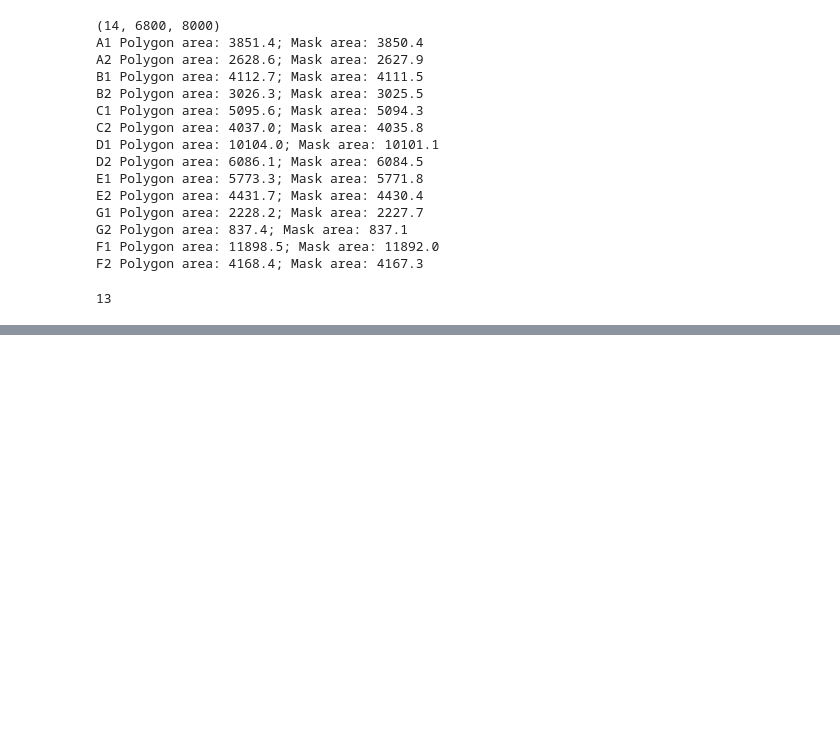
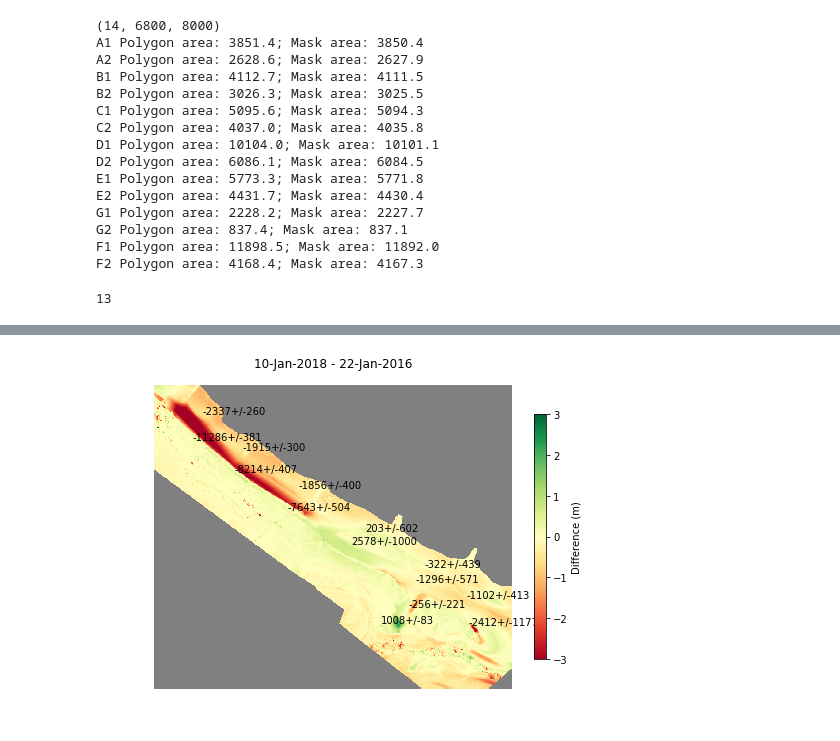
Before and after one commit to csherwood-usgs/Raster_calcs, a Jupyter notebook: Calc_Sandwich_volumes.ipynb, the cells around one changed output, grey strips where cells are left out. Drawn from its saved outputs; the diff is of its cells as text; code cells hidden in the pictures; blank space fills up the shorter version.

```diff
--- a/Calc_Sandwich_volumes.ipynb
+++ b/Calc_Sandwich_volumes.ipynb
@@ -161,0 +164,5 @@ print(len(titles))
+# %%
+
+delz = 0.07
+qdelz = np.sqrt(2*delz**2)
+print("qdelz = ",qdelz)
@@ -232,3 +236,31 @@ All Area: 68257.2 Volume: -34850.0 dz: -0.5
+# %%
+# plotting
+
+# shift the text a little for readability
+yoff = (-40.,0.,-30.,0.,-30.,0.,0.,0.,0.,0.,0.,0.,0.,0.,0.)
+xoff = (0.,0.,0.,0.,0.,0.,0.,0.,0.,0.,0.,-40.,-30.,-30.,-30.)
+fig=plt.figure(figsize=(8,6))
+ax.set_aspect('equal')
+cmap=plt.cm.RdYlGn
+cmap.set_bad('grey')
+plt.pcolormesh(X[0:-1:10],Y[0:-1:10],dz[0:-1:10],shading='flat',edgecolor=None,cmap=cmap,vmin=-3,vmax=3)
+plt.axis('equal')
+plt.xmin = X[0][0]
+plt.xmax = X[0],[-1]
+plt.ymin = Y[-1][0]
+plt.ymax = Y[0][0]
+plt.axis('off')
+plt.title(tname)
+cbar=plt.colorbar(shrink=0.75)
+cbar.set_label('Difference (m)')
+for i in range(num_poly):
+    nstr = "{:.0f}+/-{:.0f}".format(pv[i],pve[i])
+    plt.text(xc[i]+xoff[i],yc[i]+yoff[i],nstr)
+
+plt.show()
+fig.savefig(fname,dpi=200)
+# %% [output]
+[figure, added]
 # %%
 # calculate array of differences and plot difference maps
 zdiff = np.zeros((num_maps-1,ysize,xsize))
```
Also changed, not shown: parts of 7 cells of this notebook, 1 other file.
